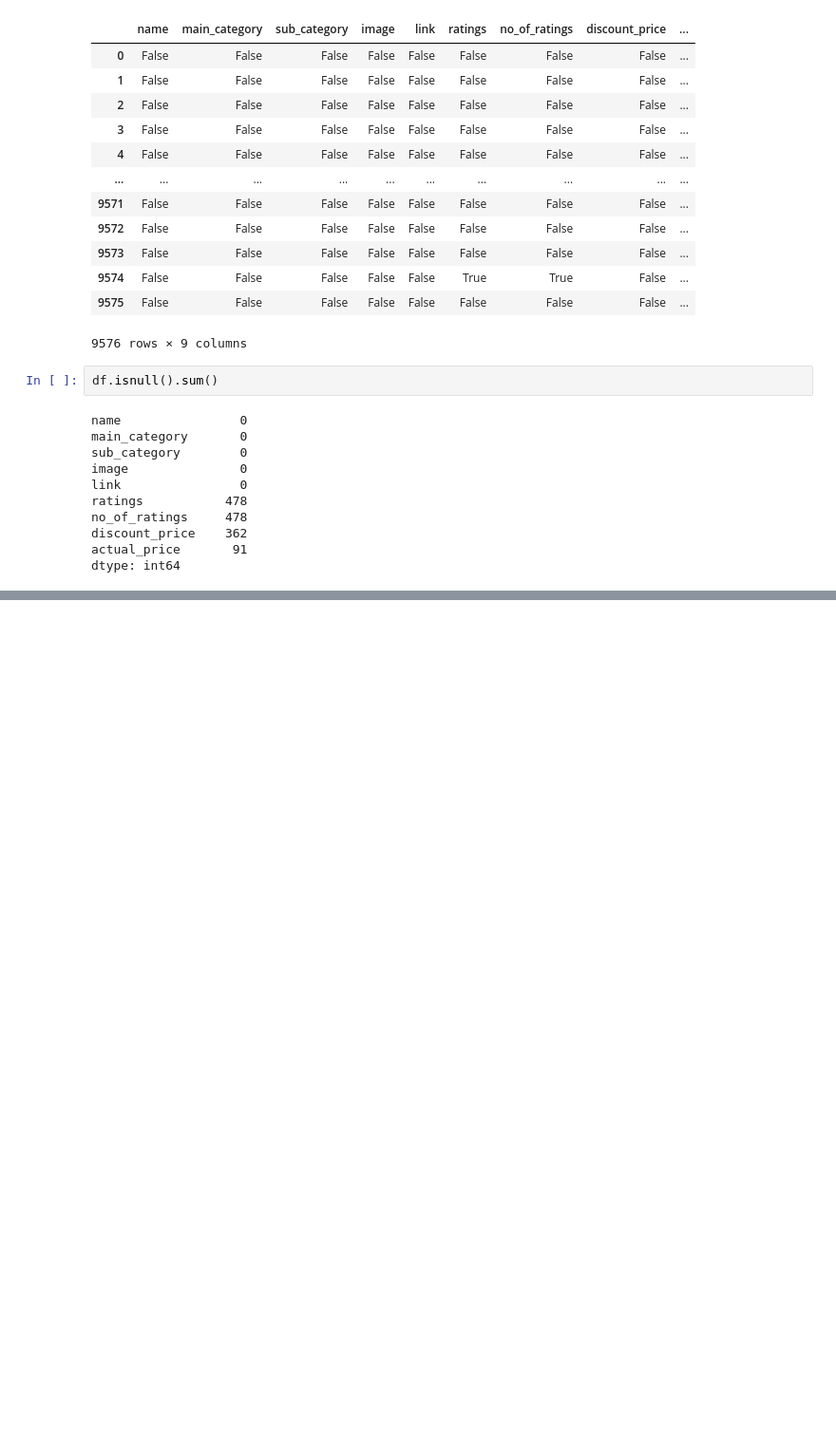
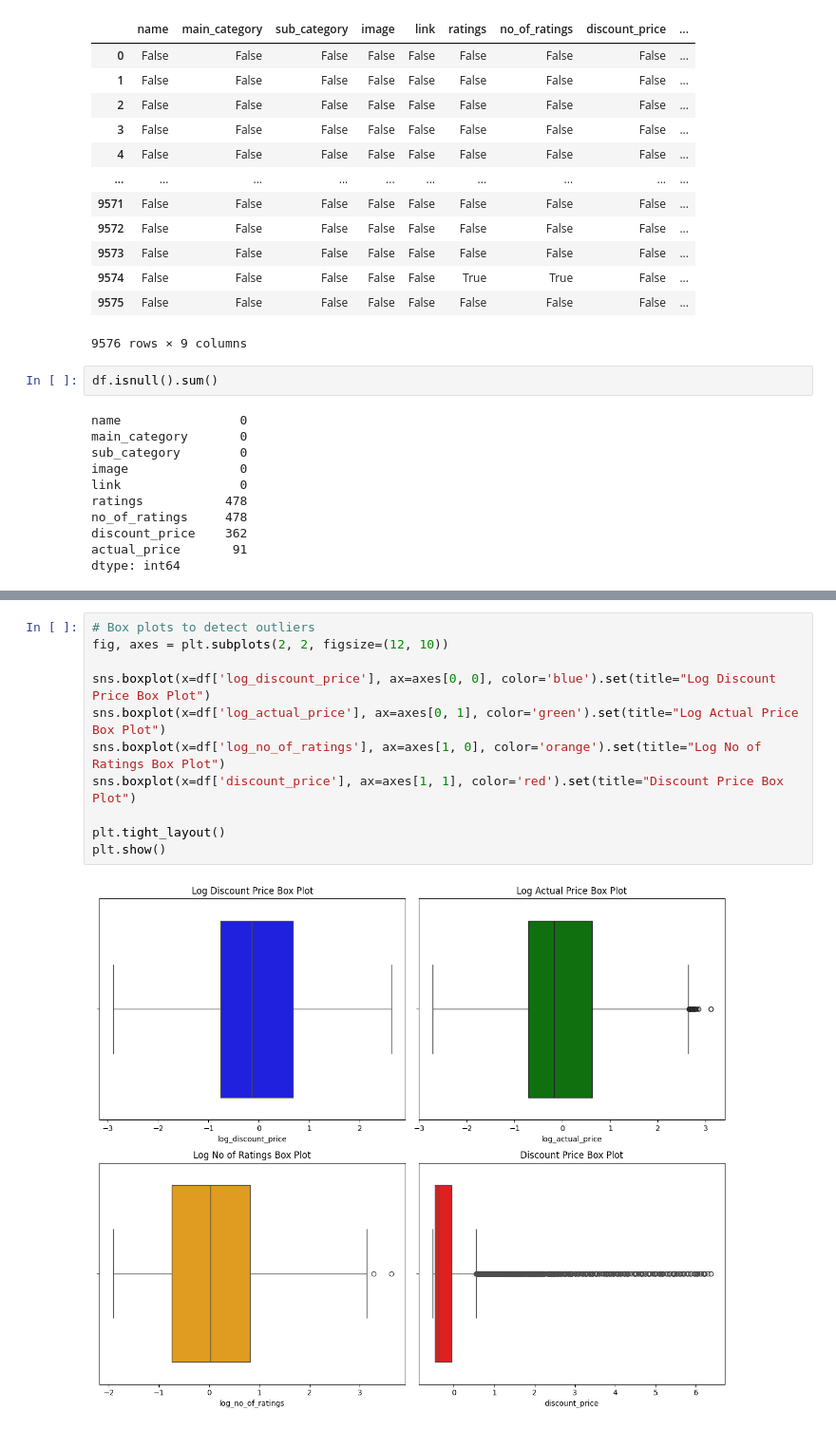
Before and after one commit to Bhuvana-ai-ml/Data_Analytics-, a Jupyter notebook: DA_project.ipynb, the cells around one changed output, grey strips where cells are left out. Shown at 95% size. Cells and saved outputs as stored; diff of their text form; blank space fills up the shorter version.

```diff
--- a/DA_project.ipynb
+++ b/DA_project.ipynb
@@ -85,0 +202,13 @@ plt.show()
+# %%
+# Box plots to detect outliers
+fig, axes = plt.subplots(2, 2, figsize=(12, 10))
+
+sns.boxplot(x=df['log_discount_price'], ax=axes[0, 0], color='blue').set(title="Log Discount Price Box Plot")
+sns.boxplot(x=df['log_actual_price'], ax=axes[0, 1], color='green').set(title="Log Actual Price Box Plot")
+sns.boxplot(x=df['log_no_of_ratings'], ax=axes[1, 0], color='orange').set(title="Log No of Ratings Box Plot")
+sns.boxplot(x=df['discount_price'], ax=axes[1, 1], color='red').set(title="Discount Price Box Plot")
+
+plt.tight_layout()
+plt.show()
+# %% [output]
+[figure, added]
```
Also changed, not shown: parts of 43 cells of this notebook, 1 other file.
